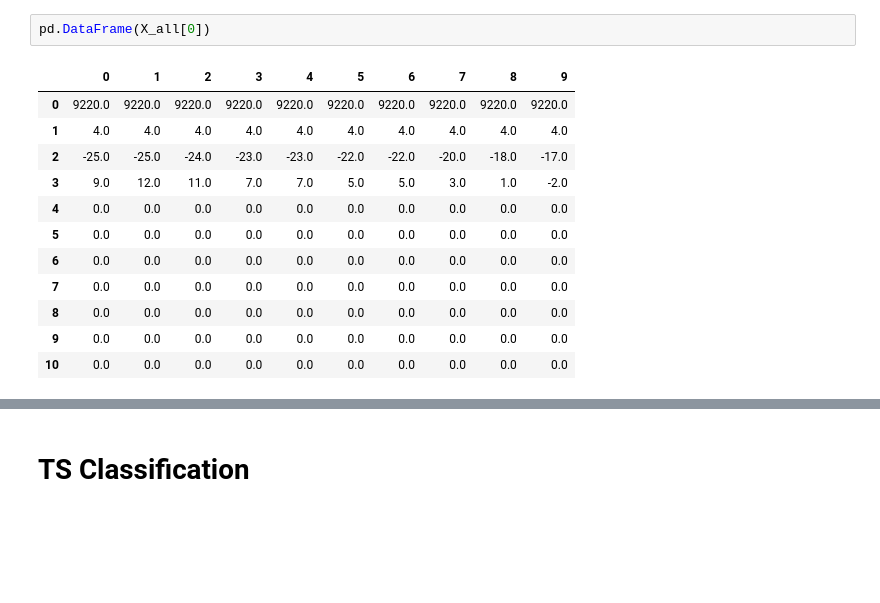
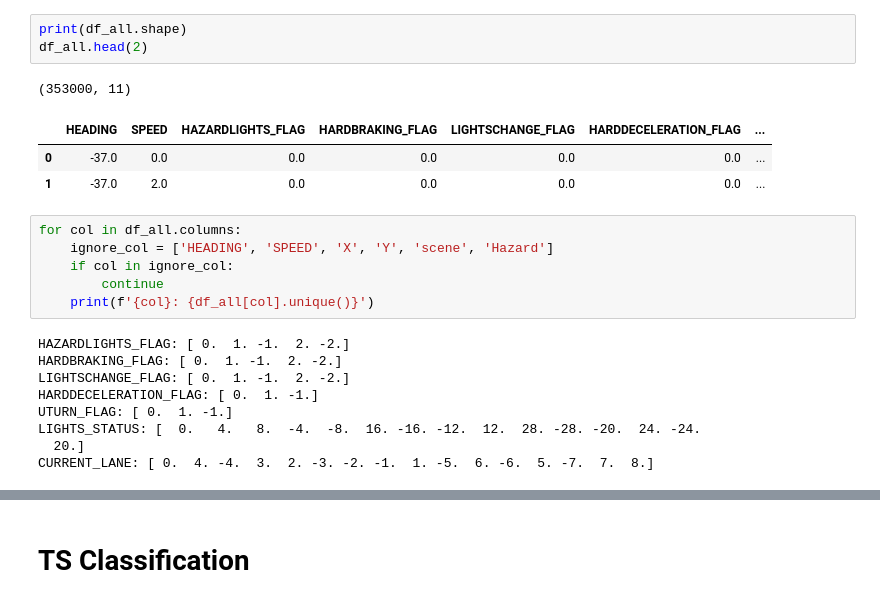
Before and after one commit to aivill-project/v2x_ts, a Jupyter notebook: V2X_process.ipynb, the cells around one changed output, grey strips where cells are left out. Cells and saved outputs as stored; diff of their text form; blank space fills up the shorter version.

```diff
--- a/V2X_process.ipynb
+++ b/V2X_process.ipynb
@@ -132,21 +140,29 @@ X      - shape: [35300 samples x 11 features x 10 timesteps]  type: ndarray  dty
 y      - shape: (35300,)  type: ndarray  dtype:int32  isnan: 0
 splits - n_splits: 2 shape: [17650, 17650]  overlap: False
 [figure]
-# %%
-pd.DataFrame(X_all[0])
-# %% [output]
-|  | 0 | 1 | 2 | 3 | 4 | 5 | 6 | 7 | 8 | 9 |
-| 0 | 9220.0 | 9220.0 | 9220.0 | 9220.0 | 9220.0 | 9220.0 | 9220.0 | 9220.0 | 9220.0 | 9220.0 |
-| 1 | 4.0 | 4.0 | 4.0 | 4.0 | 4.0 | 4.0 | 4.0 | 4.0 | 4.0 | 4.0 |
-| 2 | -25.0 | -25.0 | -24.0 | -23.0 | -23.0 | -22.0 | -22.0 | -20.0 | -18.0 | -17.0 |
-| 3 | 9.0 | 12.0 | 11.0 | 7.0 | 7.0 | 5.0 | 5.0 | 3.0 | 1.0 | -2.0 |
-| 4 | 0.0 | 0.0 | 0.0 | 0.0 | 0.0 | 0.0 | 0.0 | 0.0 | 0.0 | 0.0 |
-| 5 | 0.0 | 0.0 | 0.0 | 0.0 | 0.0 | 0.0 | 0.0 | 0.0 | 0.0 | 0.0 |
-| 6 | 0.0 | 0.0 | 0.0 | 0.0 | 0.0 | 0.0 | 0.0 | 0.0 | 0.0 | 0.0 |
-| 7 | 0.0 | 0.0 | 0.0 | 0.0 | 0.0 | 0.0 | 0.0 | 0.0 | 0.0 | 0.0 |
-| 8 | 0.0 | 0.0 | 0.0 | 0.0 | 0.0 | 0.0 | 0.0 | 0.0 | 0.0 | 0.0 |
-| 9 | 0.0 | 0.0 | 0.0 | 0.0 | 0.0 | 0.0 | 0.0 | 0.0 | 0.0 | 0.0 |
-| 10 | 0.0 | 0.0 | 0.0 | 0.0 | 0.0 | 0.0 | 0.0 | 0.0 | 0.0 | 0.0 |
+# %%
+print(df_all.shape)
+df_all.head(2)
+# %% [output]
+(353000, 11)
+|  | HEADING | SPEED | HAZARDLIGHTS_FLAG | HARDBRAKING_FLAG | LIGHTSCHANGE_FLAG | HARDDECELERATION_FLAG | ... |
+| 0 | -37.0 | 0.0 | 0.0 | 0.0 | 0.0 | 0.0 | ... |
+| 1 | -37.0 | 2.0 | 0.0 | 0.0 | 0.0 | 0.0 | ... |
+# %%
+for col in df_all.columns:
+    ignore_col = ['HEADING', 'SPEED', 'X', 'Y', 'scene', 'Hazard']
+    if col in ignore_col:
+        continue
+    print(f'{col}: {df_all[col].unique()}')
+# %% [output]
+HAZARDLIGHTS_FLAG: [ 0.  1. -1.  2. -2.]
+HARDBRAKING_FLAG: [ 0.  1. -1.  2. -2.]
+LIGHTSCHANGE_FLAG: [ 0.  1. -1.  2. -2.]
+HARDDECELERATION_FLAG: [ 0.  1. -1.]
+UTURN_FLAG: [ 0.  1. -1.]
+LIGHTS_STATUS: [  0.   4.   8.  -4.  -8.  16. -16. -12.  12.  28. -28. -20.  24. -24.
+  20.]
+CURRENT_LANE: [ 0.  4. -4.  3.  2. -3. -2. -1.  1. -5.  6. -6.  5. -7.  7.  8.]
 # %%
 def learn_model(X, y, splits, model_input, epochs):
     # train with LSTM
```
Also changed, not shown: parts of 10 cells of this notebook, 1 other file.
